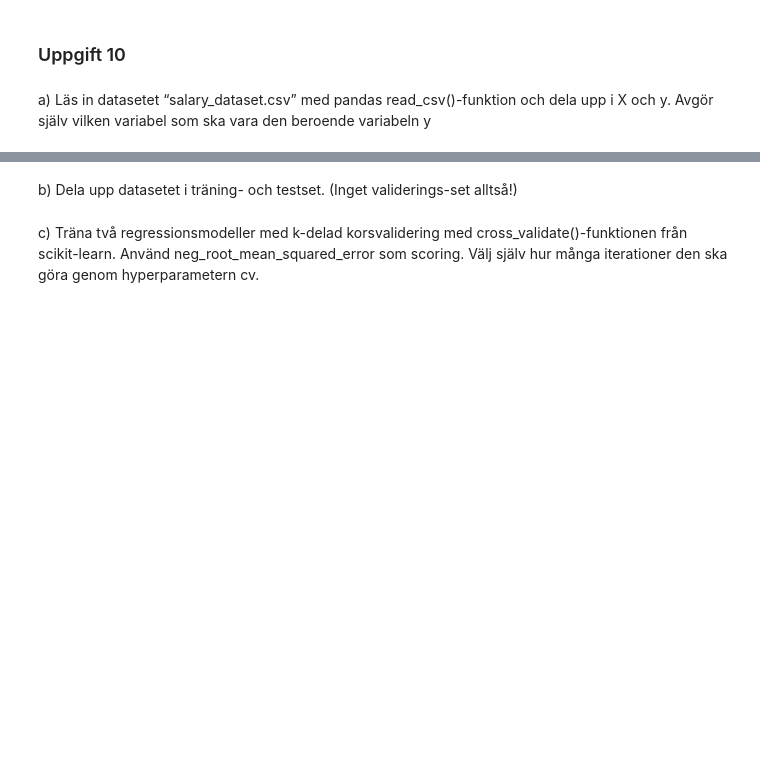
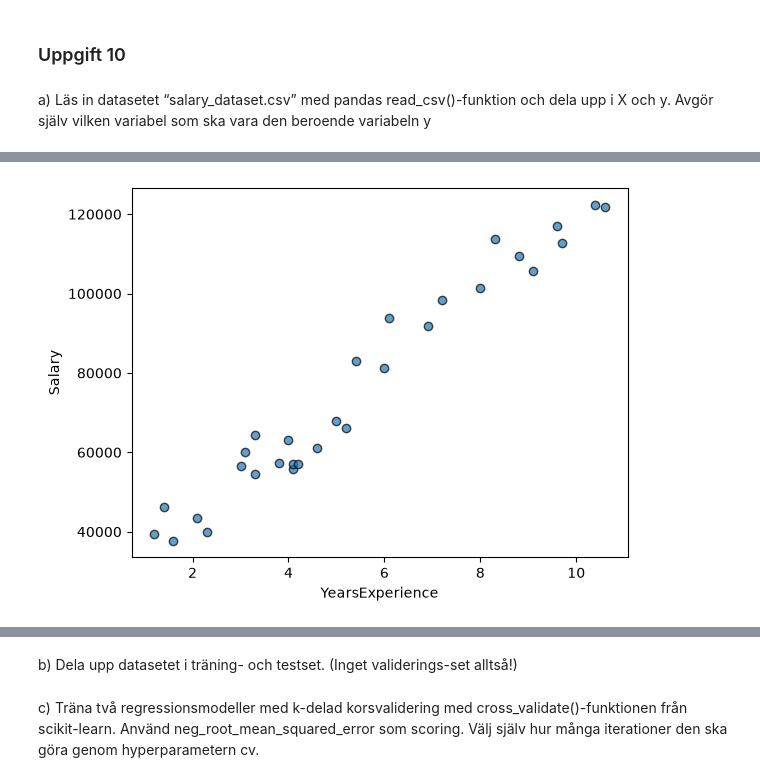
Before and after one commit to M-Renberg/Artificiell-intelligense-course-part-1, a Jupyter notebook: koduppgift2.ipynb, the cells around one changed output, grey strips where cells are left out. Cells and saved outputs as stored; diff of their text form; code cells hidden in the pictures; blank space fills up the shorter version.

```diff
--- a/koduppgift2.ipynb
+++ b/koduppgift2.ipynb
@@ -99,3 +126,6 @@ h) Träna om modellen på hela datasetet
 ### Uppgift 10
 # %% [markdown]
 a) Läs in datasetet “salary_dataset.csv” med pandas read_csv()-funktion och dela upp i X och y. Avgör själv vilken variabel som ska vara den beroende variabeln y
+# %%
+df_sal = pd.read_csv('./dataset/salary_dataset.csv') #laddar in dataset
+df_sal.head(5) #sanity check för att kolla att det gick
@@ -101,0 +151,7 @@ a) Läs in datasetet “salary_dataset.csv” med pandas read_csv()-funktion och
+# %%
+plt.scatter(df_sal['YearsExperience'], df_sal['Salary'], alpha=0.7, edgecolor='k')
+plt.xlabel('YearsExperience')
+plt.ylabel('Salary')
+plt.show()
+# %% [output]
+[figure, added]
```
Also changed, not shown: parts of 11 cells of this notebook.
